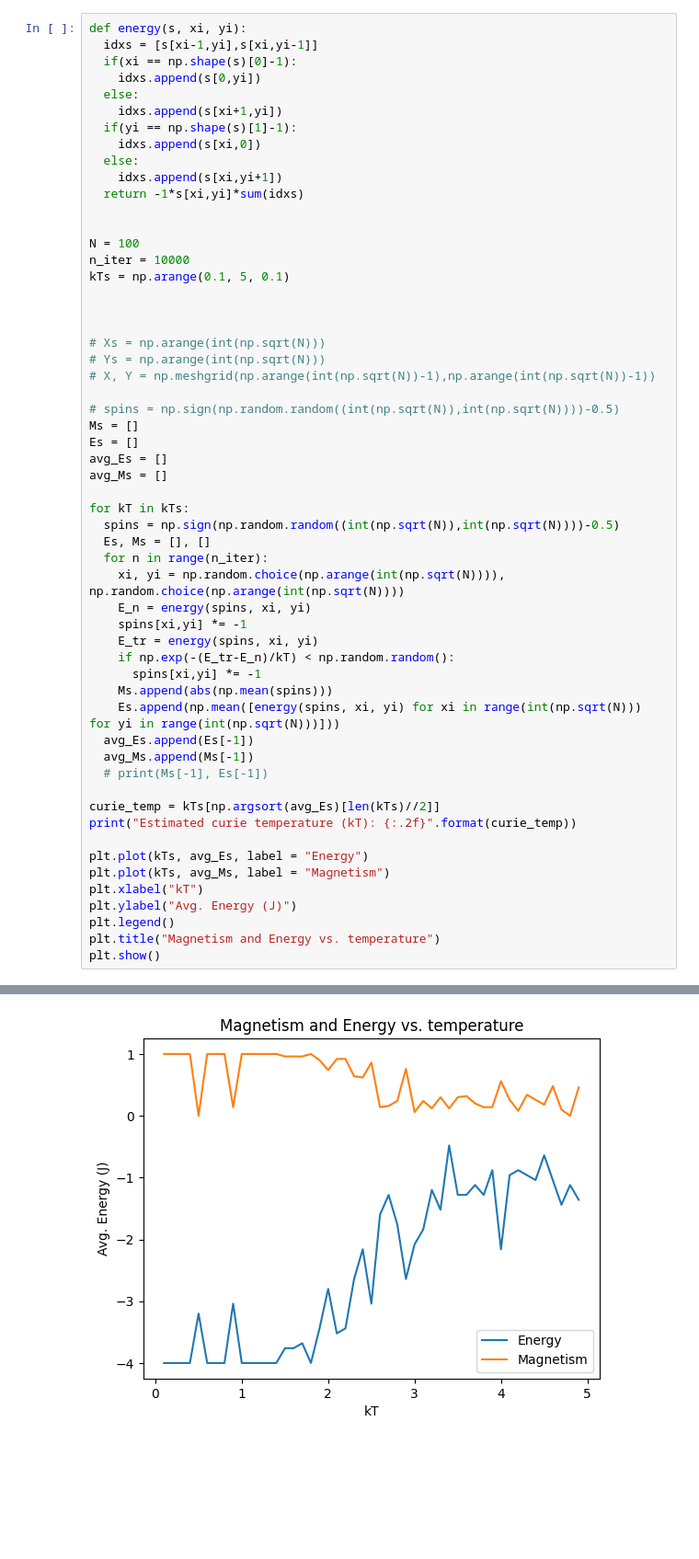
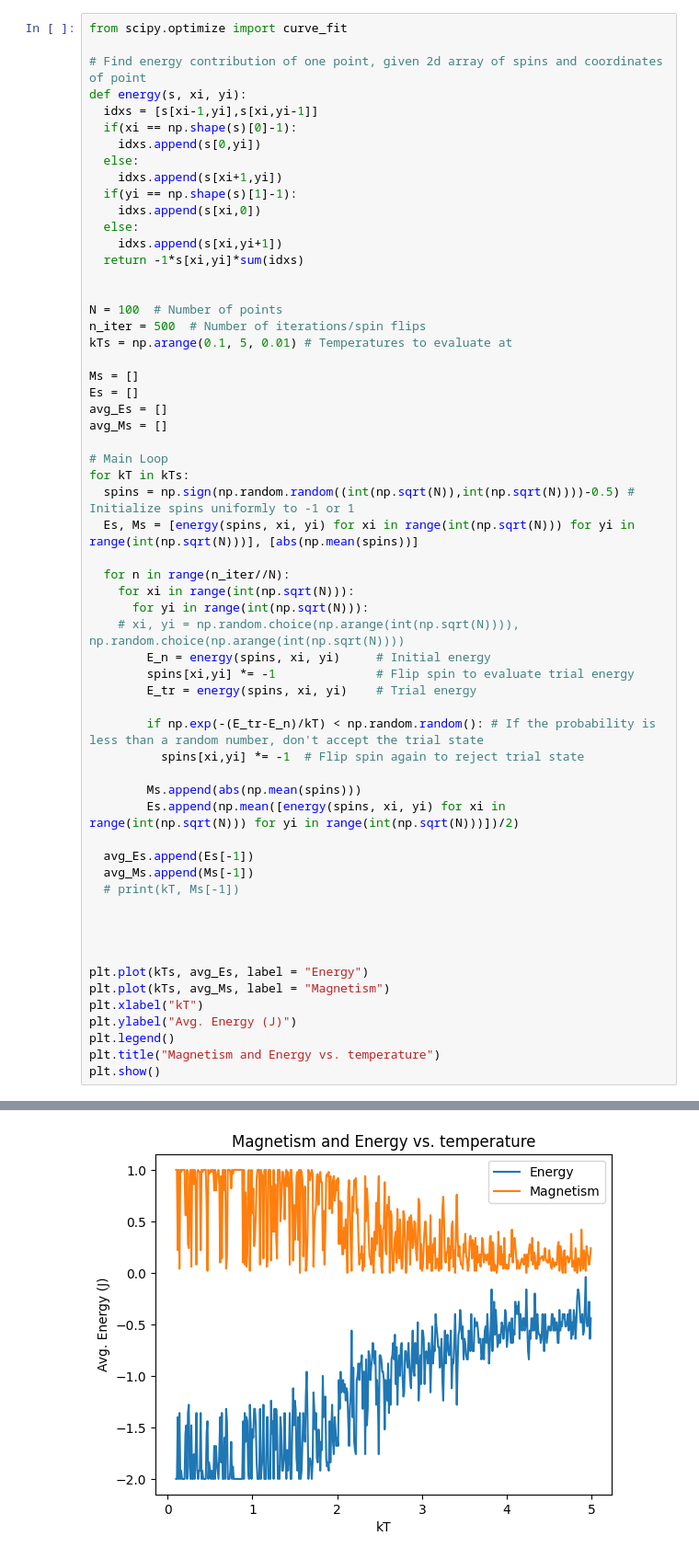
Before and after one commit to csch7/Computational-Physics, a Jupyter notebook: Homework-03.ipynb, the cells around one changed output, grey strips where cells are left out. Shown at 92% size. Saved outputs shown, nothing was run; the diff lists cells and outputs as text; blank space fills up the shorter version.

```diff
--- a/Homework-03.ipynb
+++ b/Homework-03.ipynb
@@ -41,4 +59,7 @@ plt.show()
 # %%
+from scipy.optimize import curve_fit
+
+# Find energy contribution of one point, given 2d array of spins and coordinates of point
 def energy(s, xi, yi):
   idxs = [s[xi-1,yi],s[xi,yi-1]]
   if(xi == np.shape(s)[0]-1):
@@ -52,40 +73,40 @@ def energy(s, xi, yi):
   return -1*s[xi,yi]*sum(idxs)
 
 
-N = 100
-n_iter = 10000
-kTs = np.arange(0.1, 5, 0.1)
+N = 100  # Number of points
+n_iter = 500  # Number of iterations/spin flips
+kTs = np.arange(0.1, 5, 0.01) # Temperatures to evaluate at
 
-
-
-# Xs = np.arange(int(np.sqrt(N)))
-# Ys = np.arange(int(np.sqrt(N)))
-# X, Y = np.meshgrid(np.arange(int(np.sqrt(N))-1),np.arange(int(np.sqrt(N))-1))
-
-# spins = np.sign(np.random.random((int(np.sqrt(N)),int(np.sqrt(N))))-0.5)
 Ms = []
 Es = []
 avg_Es = []
 avg_Ms = []
 
+# Main Loop
 for kT in kTs:
-  spins = np.sign(np.random.random((int(np.sqrt(N)),int(np.sqrt(N))))-0.5)
-  Es, Ms = [], []
-  for n in range(n_iter):
-    xi, yi = np.random.choice(np.arange(int(np.sqrt(N)))), np.random.choice(np.arange(int(np.sqrt(N))))
-    E_n = energy(spins, xi, yi)
-    spins[xi,yi] *= -1
-    E_tr = energy(spins, xi, yi)
-    if np.exp(-(E_tr-E_n)/kT) < np.random.random():
-      spins[xi,yi] *= -1
-    Ms.append(abs(np.mean(spins)))
-    Es.append(np.mean([energy(spins, xi, yi) for xi in range(int(np.sqrt(N))) for yi in range(int(np.sqrt(N)))]))
+  spins = np.sign(np.random.random((int(np.sqrt(N)),int(np.sqrt(N))))-0.5) # Initialize spins uniformly to -1 or 1
+  Es, Ms = [energy(spins, xi, yi) for xi in range(int(np.sqrt(N))) for yi in range(int(np.sqrt(N)))], [abs(np.mean(spins))]
+
+  for n in range(n_iter//N):
+    for xi in range(int(np.sqrt(N))):
+      for yi in range(int(np.sqrt(N))):
+    # xi, yi = np.random.choice(np.arange(int(np.sqrt(N)))), np.random.choice(np.arange(int(np.sqrt(N))))
+        E_n = energy(spins, xi, yi)     # Initial energy
+        spins[xi,yi] *= -1              # Flip spin to evaluate trial energy
+        E_tr = energy(spins, xi, yi)    # Trial energy
+
+        if np.exp(-(E_tr-E_n)/kT) < np.random.random(): # If the probability is less than a random number, don't accept the trial state
+          spins[xi,yi] *= -1  # Flip spin again to reject trial state
+
+        Ms.append(abs(np.mean(spins)))
+        Es.append(np.mean([energy(spins, xi, yi) for xi in range(int(np.sqrt(N))) for yi in range(int(np.sqrt(N)))])/2)
+
   avg_Es.append(Es[-1])
   avg_Ms.append(Ms[-1])
-  # print(Ms[-1], Es[-1])
+  # print(kT, Ms[-1])
 
-curie_temp = kTs[np.argsort(avg_Es)[len(kTs)//2]]
-print("Estimated curie temperature (kT): {:.2f}".format(curie_temp))
+
+
 
 plt.plot(kTs, avg_Es, label = "Energy")
 plt.plot(kTs, avg_Ms, label = "Magnetism")
@@ -99 +119 @@ Estimated curie temperature (kT): 2.90
-[figure, old version]
+[figure, new version]
```
Also changed, not shown: parts of 9 cells of this notebook.
